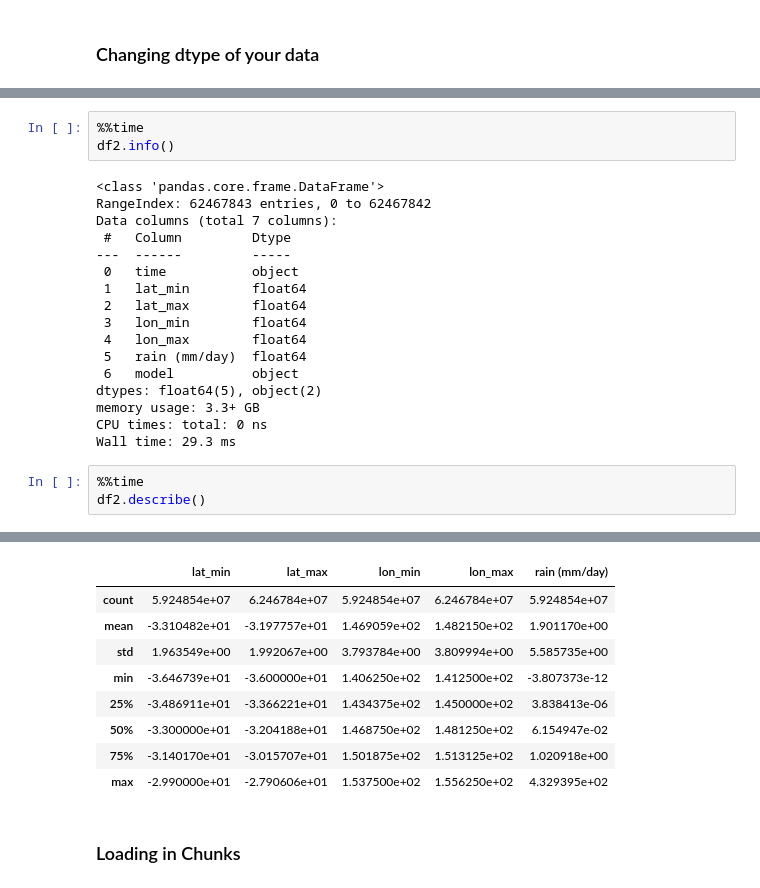
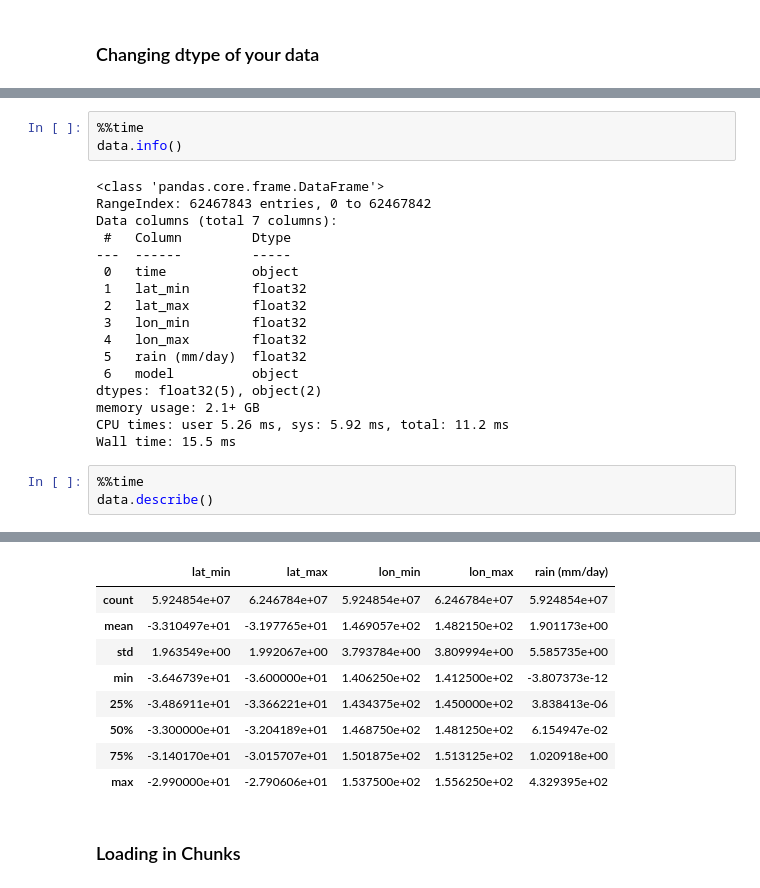
Before and after one commit to UBC-MDS/525_2022_group10, a Jupyter notebook: notebooks/Milestone1.ipynb, the cells around one changed output, grey strips where cells are left out. Saved outputs shown, nothing was run; the diff lists cells and outputs as text.

Commit message:
updated time table

```diff
--- a/notebooks/Milestone1.ipynb
+++ b/notebooks/Milestone1.ipynb
@@ -210,7 +198,7 @@ figshareweather\CanESM5              551880
 Name: model, dtype: int64
 # %%
 %%time
-df2.info()
+data.info()
 # %% [output]
 <class 'pandas.core.frame.DataFrame'>
 RangeIndex: 62467843 entries, 0 to 62467842
@@ -218,17 +206,17 @@ Data columns (total 7 columns):
  #   Column         Dtype
 ---  ------         -----
  0   time           object
- 1   lat_min        float64
- 2   lat_max        float64
- 3   lon_min        float64
- 4   lon_max        float64
- 5   rain (mm/day)  float64
+ 1   lat_min        float32
+ 2   lat_max        float32
+ 3   lon_min        float32
+ 4   lon_max        float32
+ 5   rain (mm/day)  float32
  6   model          object
-dtypes: float64(5), object(2)
-memory usage: 3.3+ GB
-CPU times: total: 0 ns
-Wall time: 29.3 ms
+dtypes: float32(5), object(2)
+memory usage: 2.1+ GB
+CPU times: user 5.26 ms, sys: 5.92 ms, total: 11.2 ms
+Wall time: 15.5 ms
 # %%
 %%time
-df2.describe()
+data.describe()
 # %% [output]
@@ -237,10 +225,10 @@ Wall time: 15.4 s
 |  | lat_min | lat_max | lon_min | lon_max | rain (mm/day) |
 | count | 5.924854e+07 | 6.246784e+07 | 5.924854e+07 | 6.246784e+07 | 5.924854e+07 |
-| mean | -3.310482e+01 | -3.197757e+01 | 1.469059e+02 | 1.482150e+02 | 1.901170e+00 |
+| mean | -3.310497e+01 | -3.197765e+01 | 1.469057e+02 | 1.482150e+02 | 1.901173e+00 |
 | std | 1.963549e+00 | 1.992067e+00 | 3.793784e+00 | 3.809994e+00 | 5.585735e+00 |
 | min | -3.646739e+01 | -3.600000e+01 | 1.406250e+02 | 1.412500e+02 | -3.807373e-12 |
 | 25% | -3.486911e+01 | -3.366221e+01 | 1.434375e+02 | 1.450000e+02 | 3.838413e-06 |
-| 50% | -3.300000e+01 | -3.204188e+01 | 1.468750e+02 | 1.481250e+02 | 6.154947e-02 |
+| 50% | -3.300000e+01 | -3.204189e+01 | 1.468750e+02 | 1.481250e+02 | 6.154947e-02 |
 | 75% | -3.140170e+01 | -3.015707e+01 | 1.501875e+02 | 1.513125e+02 | 1.020918e+00 |
 | max | -2.990000e+01 | -2.790606e+01 | 1.537500e+02 | 1.556250e+02 | 4.329395e+02 |
 # %% [markdown]
```
Also changed, not shown: parts of 20 cells of this notebook.
